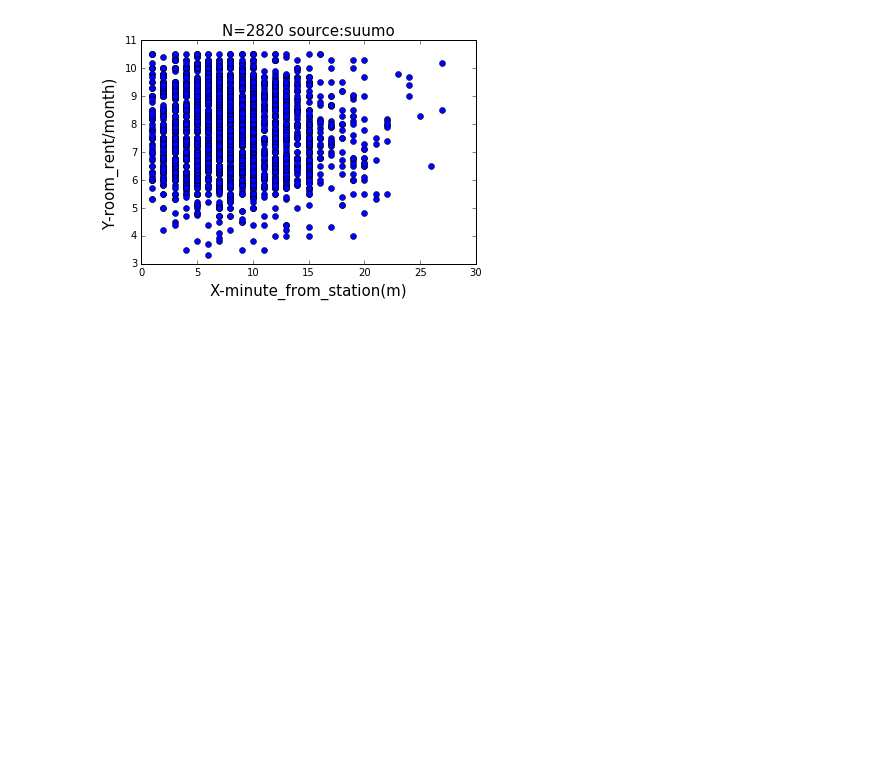
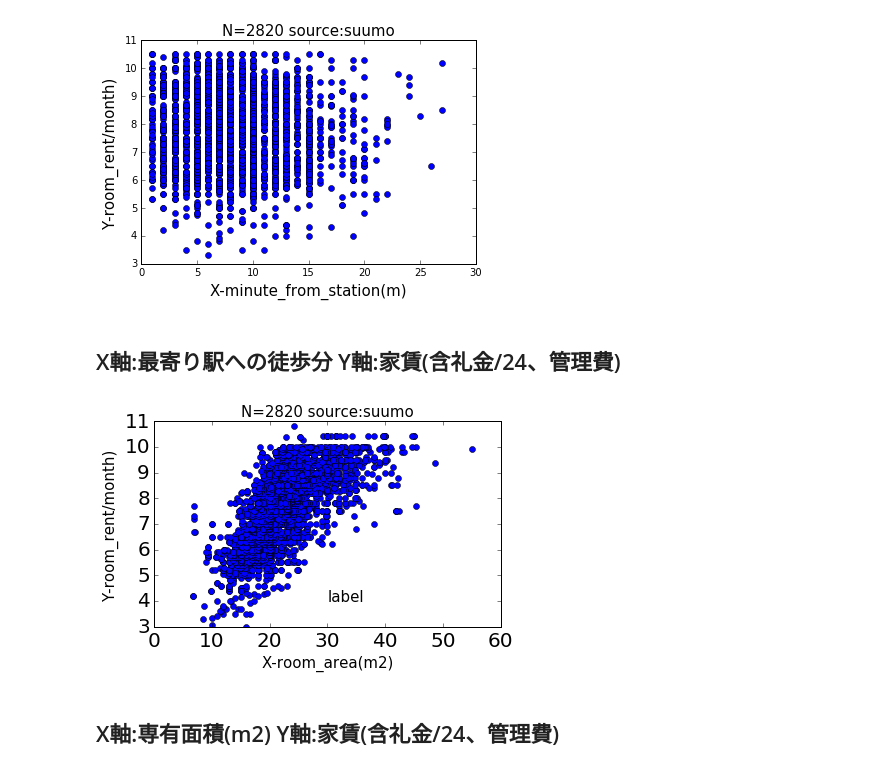
Before and after one commit to yk0817/investigate_home, a Jupyter notebook: for_blog.ipynb, the cells around one changed output. Cells and saved outputs as stored; diff of their text form; code cells hidden in the pictures; blank space fills up the shorter version.

```diff
--- a/for_blog.ipynb
+++ b/for_blog.ipynb
@@ -80,3 +34,53 @@ for result in results:
 # connection.close()
 # %% [output]
 [figure]
+# %% [markdown]
+## X軸:最寄り駅への徒歩分 Y軸:家賃(含礼金/24、管理費)
+# %%
+from common import *
+
+get_ipython().magic('matplotlib inline')
+
+pyplot.title('N=2820 source:suumo',fontsize=15)
+pyplot.xlabel('X-room_area(m2)',fontsize=15)
+pyplot.ylabel('Y-room_rent/month)',fontsize=15)
+
+x = np.linspace(0, 20, 10)
+y = np.linspace(0, 10, 10)
+
+# 家賃データを引っ張ってくる。
+with connection.cursor() as cursor:
+    sql = "select * from house_price where toyoko_true_or_not = 0;"
+    # cursor.execute(sql,'木造')
+    cursor.execute(sql)
+    results = cursor.fetchall()
+
+    for result in results:
+        if result['admin_expense'] is None:
+            admin_expense = 0
+        else:
+            admin_expense = result['admin_expense'] / (10 ** 4)
+
+        if result['room_reikinn'] is None:
+            room_reikinn = 0
+        else:
+            room_reikinn = result['room_reikinn'] / 24
+
+
+        house_per_price = result['room_rent'] + admin_expense + room_reikinn
+        room_area = result['room_area']
+        building_material = result['building_material']
+        pyplot.plot(room_area, house_per_price, 'bo', label='plot')
+
+
+
+pyplot.tick_params(labelsize = 20)
+pyplot.tight_layout()
+pyplot.text(30, 4, 'label', fontsize = 15)
+pyplot.show()
+# pyplot.savefig('mokuzo.png', dpi=300, orientation='portrait', transparent=False, pad_inches=0.0)
+# connection.close()
+# %% [output]
+[figure, added]
+# %% [markdown]
+## X軸:専有面積(m2) Y軸:家賃(含礼金/24、管理費)
```
Also changed, not shown: parts of 2 cells of this notebook, 1 other file.
